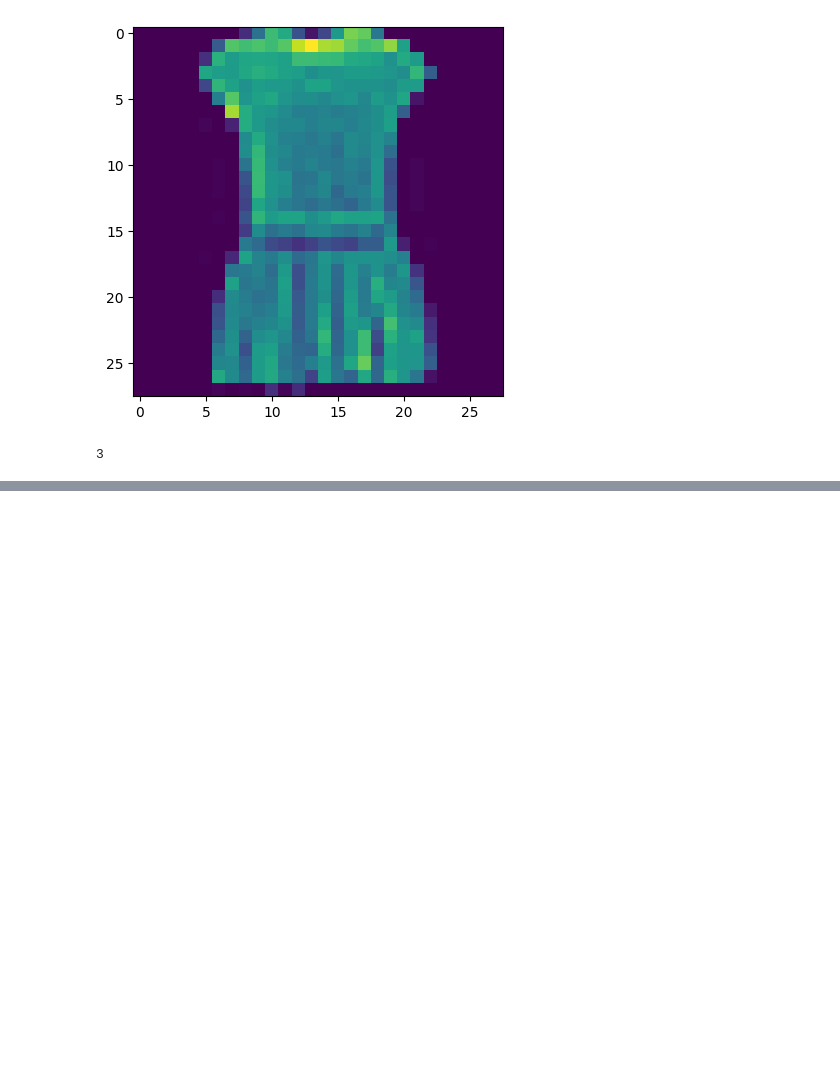
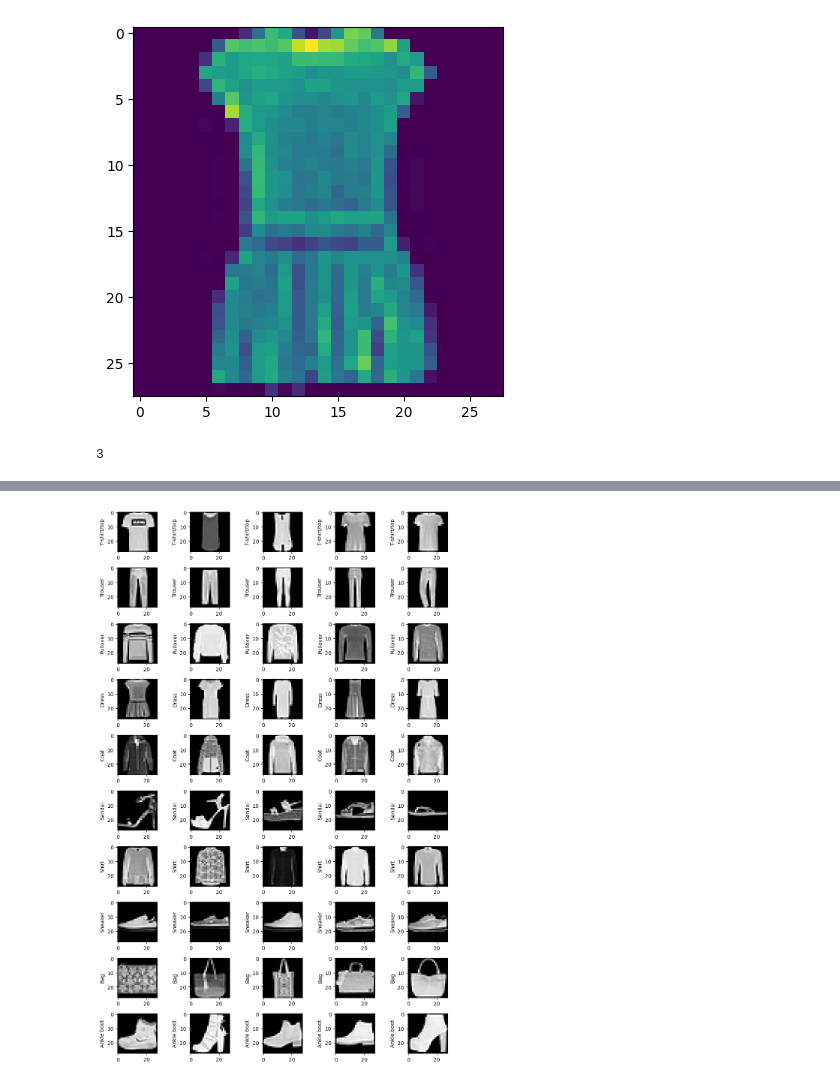
Before and after one commit to AnubhavMittra/tensorflow-simple-projects, a Jupyter notebook: classification/fashion_mnist_classification.ipynb, the cells around one changed output, grey strips where cells are left out. Saved outputs shown, nothing was run; the diff lists cells and outputs as text; code cells hidden in the pictures; blank space fills up the shorter version.

```diff
--- a/classification/fashion_mnist_classification.ipynb
+++ b/classification/fashion_mnist_classification.ipynb
@@ -59,0 +95,15 @@ y_train[3]
+# %%
+# Create a grid view of 5 images for each category
+fig, axes = plt.subplots(10, 5, figsize=(10, 15))
+
+for category in range(10):
+    category_images = x_train[y_train == category][:5]
+
+    for i, ax in enumerate(axes[category]):
+      ax.set_ylabel(labels[category])
+      ax.imshow(category_images[i], cmap='gray', )
+
+plt.tight_layout()
+plt.show()
+# %% [output]
+[figure, added]
```
Also changed, not shown: parts of 1 cell of this notebook.
